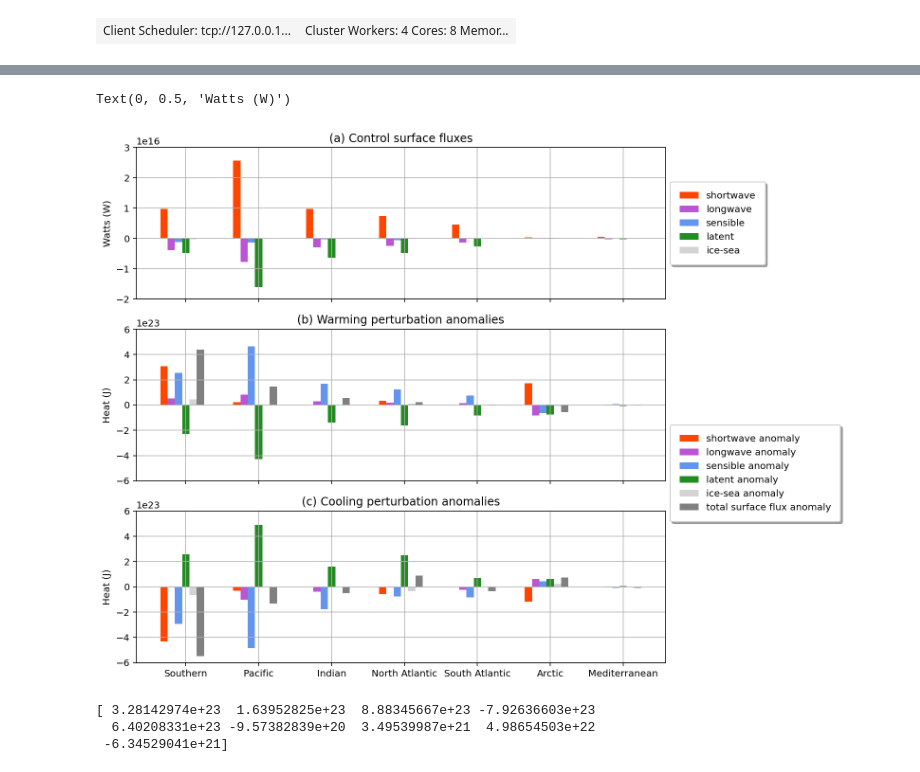
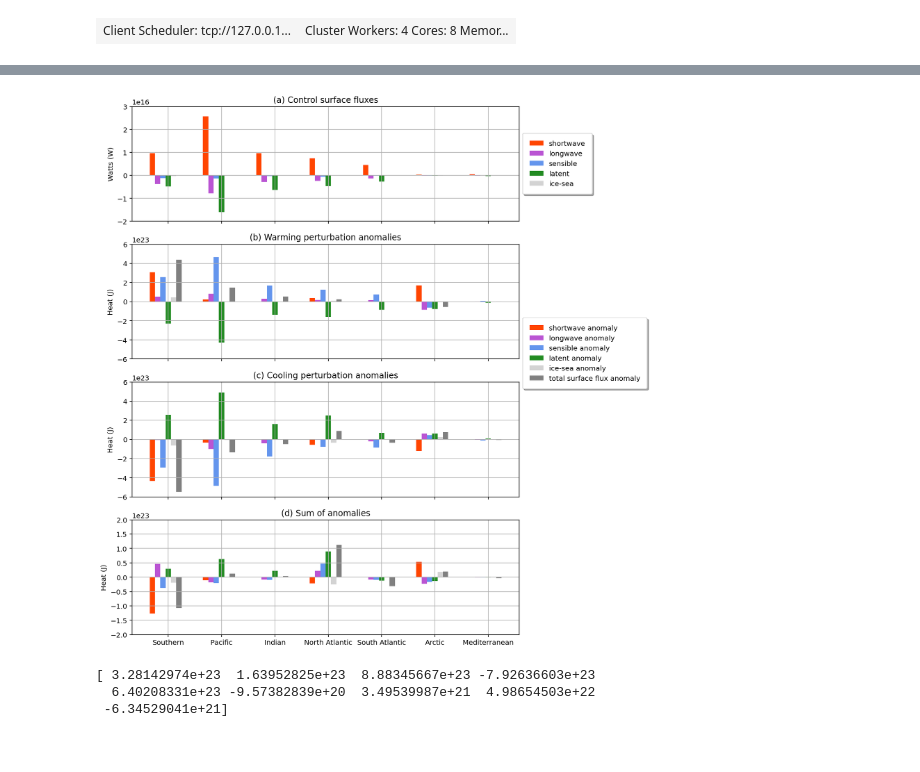
Before and after one commit to claireyung/unsw_clex_project_files, a Jupyter notebook: basin_heat_uptake.ipynb, the cells around one changed output, grey strips where cells are left out. Saved outputs shown, nothing was run; the diff lists cells and outputs as text; code cells hidden in the pictures.

```diff
--- a/basin_heat_uptake.ipynb
+++ b/basin_heat_uptake.ipynb
@@ -809,7 +809,7 @@ client
 # %% [output]
 | Client Scheduler: tcp://127.0.0.1... | Cluster Workers: 4 Cores: 8 Memor... |
 # %%
-fig, axes = plt.subplots(ncols=1, nrows=3, figsize = (10,10), sharex = True)
+fig, axes = plt.subplots(ncols=1, nrows=4, figsize = (10,14), sharex = True)
 
 axes[2].set_xticklabels(('Southern', 'Pacific', 'Indian', 'North Atlantic', 'South Atlantic','Arctic','Mediterranean'))
 
@@ -845,13 +845,13 @@ south_atlantic = decompose_surface_flux('Cooling', south_atlantic_mask, 59)
 arctic = decompose_surface_flux('Cooling', arctic_mask, 59)
 mediterranean = decompose_surface_flux('Cooling', mediterranean_mask, 59)
 #extra = decompose_surface_flux('Cooling', extra_mask, 59)
-data = np.column_stack((southern,pacific, indian, north_atlantic, south_atlantic, arctic, mediterranean))
-axes[2].bar(X + 0.00, data[0], color = 'orangered', width = 0.1)
-axes[2].bar(X + 0.1, data[1], color = 'mediumorchid', width = 0.1)
-axes[2].bar(X + 0.2, data[2], color = 'cornflowerblue', width = 0.1)
-axes[2].bar(X + 0.3, data[3], color = 'forestgreen', width = 0.1)
-axes[2].bar(X + 0.4, data[7], color = 'lightgrey', width = 0.1)
-axes[2].bar(X + 0.5, data[4], color = 'grey', width = 0.1)
+datac = np.column_stack((southern,pacific, indian, north_atlantic, south_atlantic, arctic, mediterranean))
+axes[2].bar(X + 0.00, datac[0], color = 'orangered', width = 0.1)
+axes[2].bar(X + 0.1, datac[1], color = 'mediumorchid', width = 0.1)
+axes[2].bar(X + 0.2, datac[2], color = 'cornflowerblue', width = 0.1)
+axes[2].bar(X + 0.3, datac[3], color = 'forestgreen', width = 0.1)
+axes[2].bar(X + 0.4, datac[7], color = 'lightgrey', width = 0.1)
+axes[2].bar(X + 0.5, datac[4], color = 'grey', width = 0.1)
 
 axes[2].legend(fancybox=True, framealpha=1, shadow=True, borderpad=1,bbox_to_anchor=(1, 1.25),loc = 'center left',labels=['shortwave anomaly', 'longwave anomaly','sensible anomaly', 'latent anomaly','ice-sea anomaly','total surface flux anomaly'])
 axes[2].set_xticks(X+0.3)
@@ -859,6 +859,22 @@ axes[2].set_title('(c) Cooling perturbation anomalies')
 axes[2].grid(True)
 axes[2].set_ylim(-6e23,6e23)
 axes[2].set_ylabel('Heat (J)')
+
+dataa = data+datac
+axes[3].bar(X + 0.00, dataa[0], color = 'orangered', width = 0.1)
+axes[3].bar(X + 0.1, dataa[1], color = 'mediumorchid', width = 0.1)
+axes[3].bar(X + 0.2, dataa[2], color = 'cornflowerblue', width = 0.1)
+axes[3].bar(X + 0.3, dataa[3], color = 'forestgreen', width = 0.1)
+axes[3].bar(X + 0.4, dataa[7], color = 'lightgrey', width = 0.1)
+axes[3].bar(X + 0.5, dataa[4], color = 'grey', width = 0.1)
+
+#axes[3].legend(fancybox=True, framealpha=1, shadow=True, borderpad=1,bbox_to_anchor=(1, 1.25),loc = 'center left',labels=['shortwave anomaly', 'longwave anomaly','sensible anomaly', 'latent anomaly','ice-sea anomaly','total surface flux anomaly'])
+axes[3].set_xticks(X+0.3)
+axes[3].set_title('(d) Sum of anomalies')
+axes[3].grid(True)
+axes[3].set_ylim(-2e23,2e23)
+axes[3].set_ylabel('Heat (J)')
+
 
 southern = decompose_surface_flux_cont( southern_mask, 59)
 pacific = decompose_surface_flux_cont( pacific_mask, 59)
@@ -905,5 +905,4 @@ distributed.utils_perf - WARNING - full garbage collections took 10% CPU time re
-Text(0, 0.5, 'Watts (W)')
-[figure, old version]
+[figure, new version]
 # %%
 X = np.arange(8)
 fig = plt.figure(figsize = (12,4))
```
Also changed, not shown: parts of 2 cells of this notebook, 7 other files.
